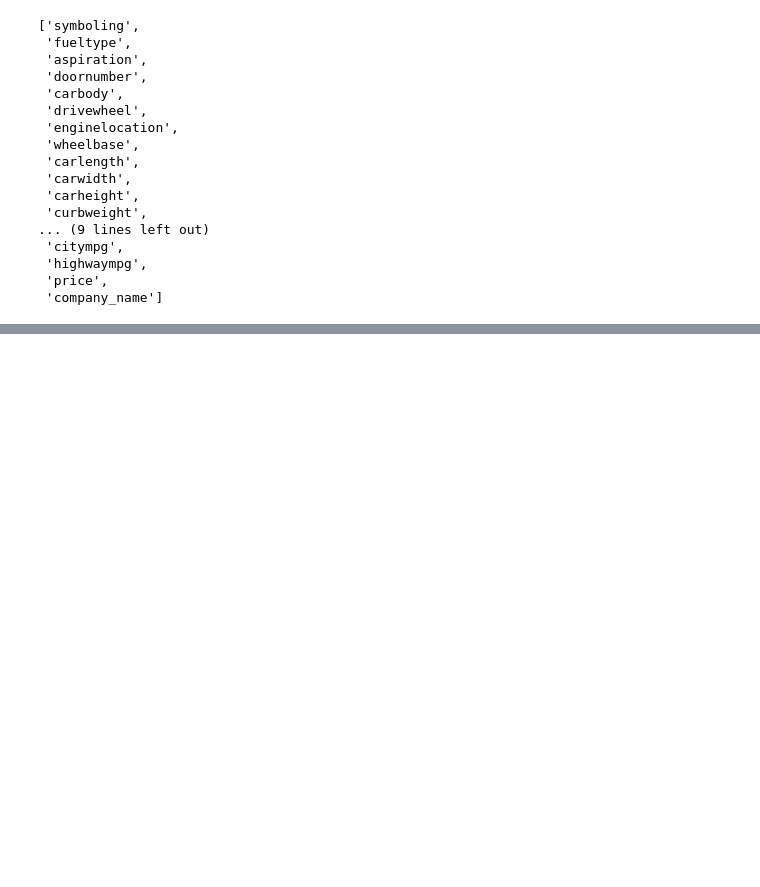
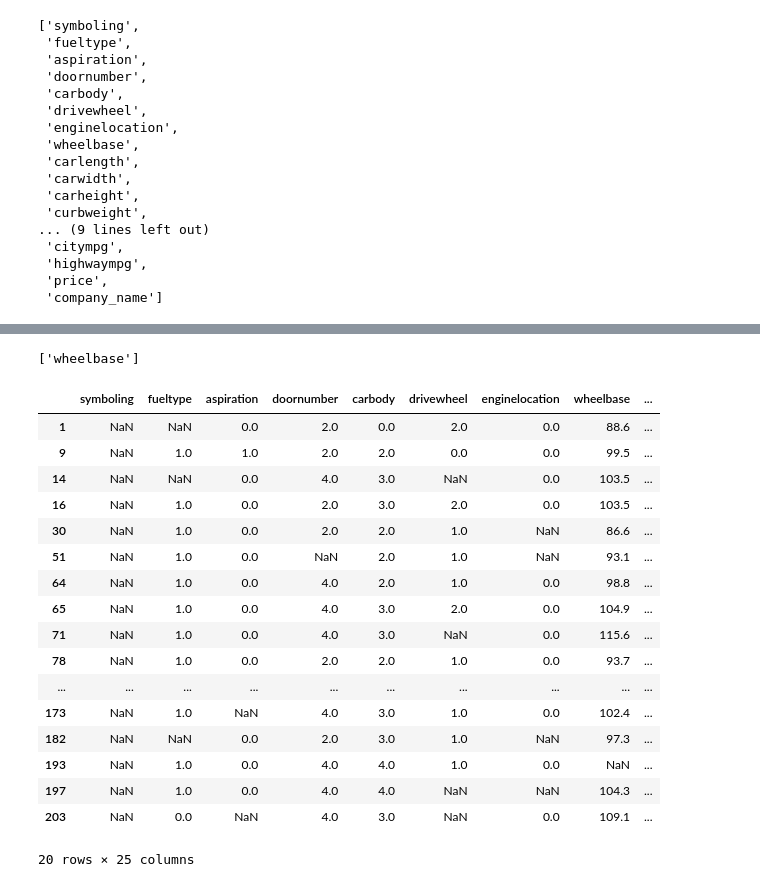
Before and after one commit to harmeshgv/missing-value-imputation, a Jupyter notebook: model_new.ipynb, the cells around one changed output, grey strips where cells are left out. Drawn from its saved outputs; the diff is of its cells as text; code cells hidden in the pictures; blank space fills up the shorter version.

```diff
--- a/model_new.ipynb
+++ b/model_new.ipynb
@@ -50,3 +56,5 @@ data_columns
  'highwaympg',
  'price',
  'company_name']
+# %%
+data_with_null_values = random_null(data, data_columns, 10)
@@ -52,0 +81,2 @@ data_columns
+# %%
+data_null_places = data_with_null_values.isnull()
@@ -52,0 +151,27 @@ data_columns
+# %%
+column_list
+# %% [output]
+['wheelbase']
+# %%
+sample_test = data_with_null_values[data_null_places["symboling"] == True]
+# %%
+sample_test
+# %% [output]
+|  | symboling | fueltype | aspiration | doornumber | carbody | drivewheel | enginelocation | wheelbase | ... |
+| 1 | NaN | NaN | 0.0 | 2.0 | 0.0 | 2.0 | 0.0 | 88.6 | ... |
+| 9 | NaN | 1.0 | 1.0 | 2.0 | 2.0 | 0.0 | 0.0 | 99.5 | ... |
+| 14 | NaN | NaN | 0.0 | 4.0 | 3.0 | NaN | 0.0 | 103.5 | ... |
+| 16 | NaN | 1.0 | 0.0 | 2.0 | 3.0 | 2.0 | 0.0 | 103.5 | ... |
+| 30 | NaN | 1.0 | 0.0 | 2.0 | 2.0 | 1.0 | NaN | 86.6 | ... |
+| 51 | NaN | 1.0 | 0.0 | NaN | 2.0 | 1.0 | NaN | 93.1 | ... |
+| 64 | NaN | 1.0 | 0.0 | 4.0 | 2.0 | 1.0 | 0.0 | 98.8 | ... |
+| 65 | NaN | 1.0 | 0.0 | 4.0 | 3.0 | 2.0 | 0.0 | 104.9 | ... |
+| 71 | NaN | 1.0 | 0.0 | 4.0 | 3.0 | NaN | 0.0 | 115.6 | ... |
+| 78 | NaN | 1.0 | 0.0 | 2.0 | 2.0 | 1.0 | 0.0 | 93.7 | ... |
+| ... | ... | ... | ... | ... | ... | ... | ... | ... | ... |
+| 173 | NaN | 1.0 | NaN | 4.0 | 3.0 | 1.0 | 0.0 | 102.4 | ... |
+| 182 | NaN | NaN | 0.0 | 2.0 | 3.0 | 1.0 | NaN | 97.3 | ... |
+| 193 | NaN | 1.0 | 0.0 | 4.0 | 4.0 | 1.0 | 0.0 | NaN | ... |
+| 197 | NaN | 1.0 | 0.0 | 4.0 | 4.0 | NaN | NaN | 104.3 | ... |
+| 203 | NaN | 0.0 | NaN | 4.0 | 3.0 | NaN | 0.0 | 109.1 | ... |
+20 rows × 25 columns
```
Also changed, not shown: parts of 39 cells of this notebook.
